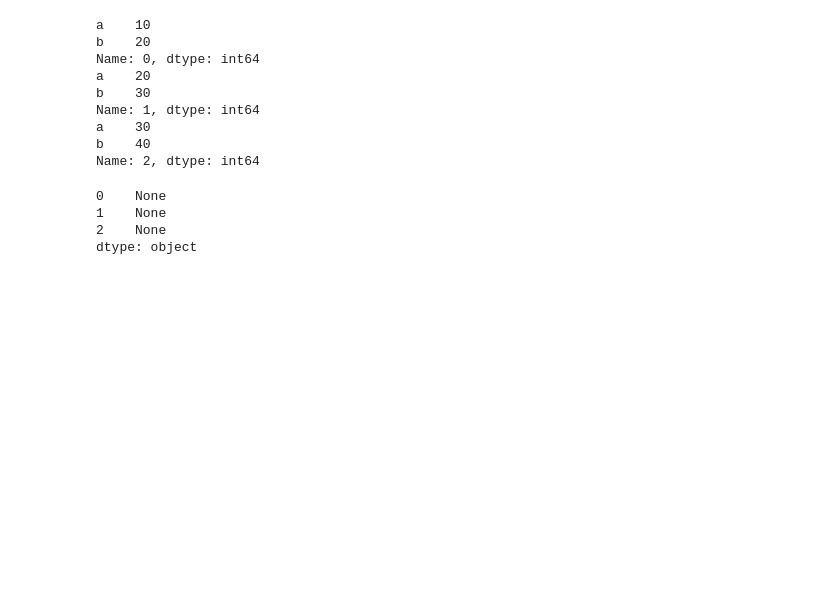
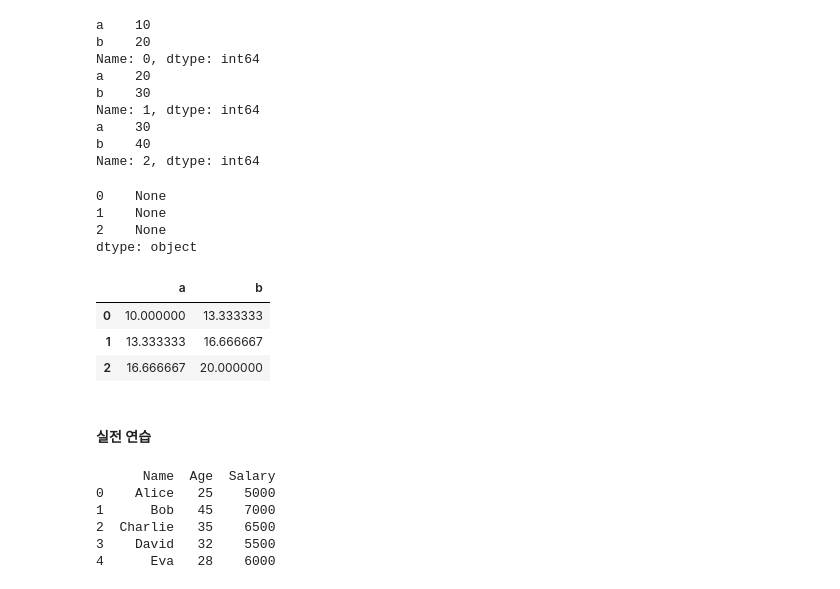
Before and after one commit to ZeroJoon2/pythonstudy, a Jupyter notebook: (수업)22 pandas.ipynb, the cells around one changed output. Drawn from its saved outputs; the diff is of its cells as text; code cells hidden in the pictures; blank space fills up the shorter version.

```diff
--- a/(수업)22 pandas.ipynb
+++ b/(수업)22 pandas.ipynb
@@ -1588,3 +1588,32 @@ Name: 2, dtype: int64
 dtype: object
 # %%
 #204페이지 apply 추가학습하기
+# %%
+def my_avg(x,y,z):
+    return (x+y+z) / 3
+# %%
+df.apply(my_avg, y = 10, z = 10)
+# %% [output]
+|  | a | b |
+| 0 | 10.000000 | 13.333333 |
+| 1 | 13.333333 | 16.666667 |
+| 2 | 16.666667 | 20.000000 |
+# %% [markdown]
+#### 실전 연습
+# %%
+# 직원 명단 DataFrame 생성
+data = {
+    'Name': ['Alice', 'Bob', 'Charlie', 'David', 'Eva'],
+    'Age': [25, 45, 35, 32, 28],
+    'Salary': [5000, 7000, 6500, 5500, 6000]
+}
+
+df = pd.DataFrame(data)
+print(df)
+# %% [output]
+      Name  Age  Salary
+0    Alice   25    5000
+1      Bob   45    7000
+2  Charlie   35    6500
+3    David   32    5500
+4      Eva   28    6000
```
Also changed, not shown: parts of 7 cells of this notebook.
